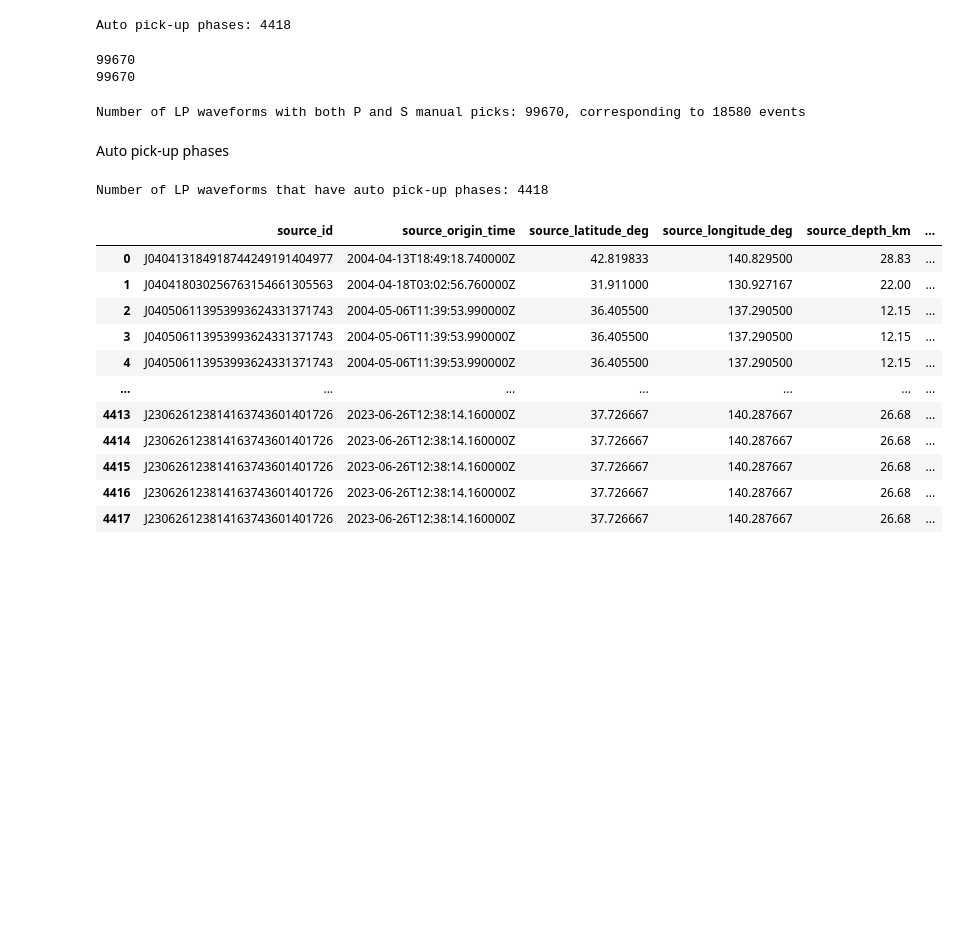
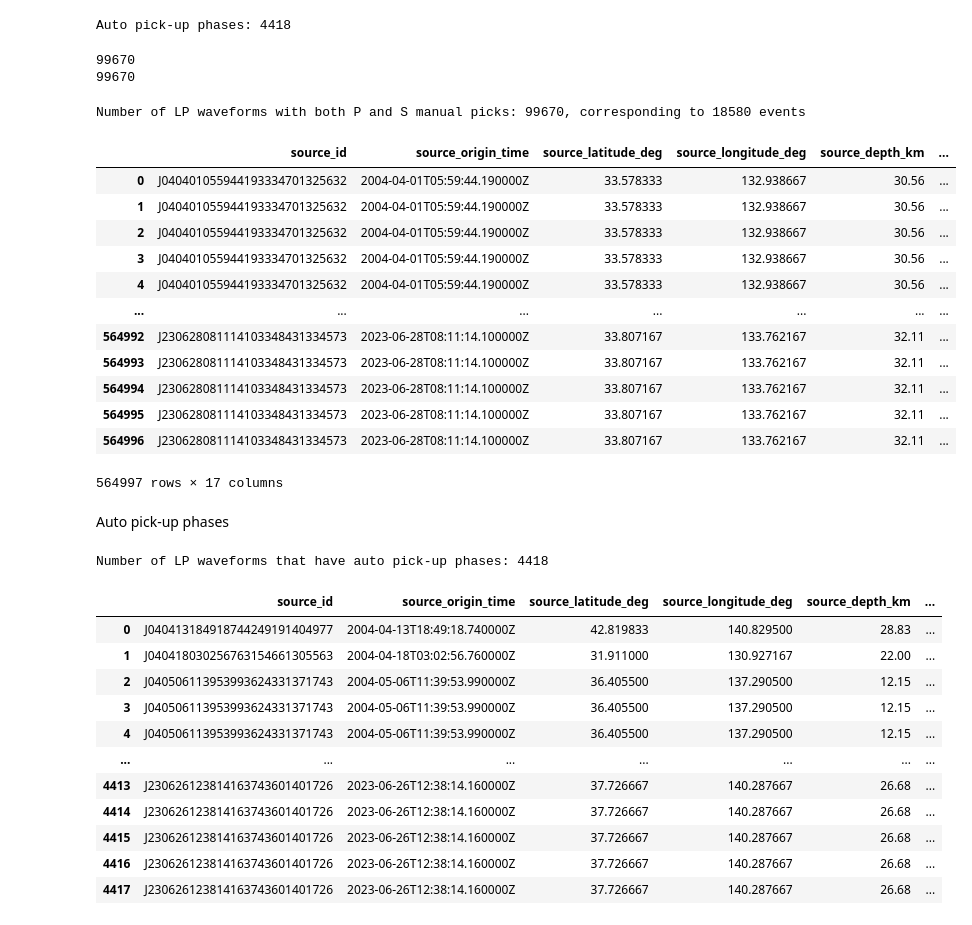
Before and after one commit to zhong-yy/volpick, a Jupyter notebook: data_proc/japan.ipynb, the cells around one changed output. Drawn from its saved outputs; the diff is of its cells as text; code cells hidden in the pictures; blank space fills up the shorter version.

```diff
--- a/data_proc/japan.ipynb
+++ b/data_proc/japan.ipynb
@@ -139,0 +243,21 @@ lp_with_P_and_S.to_csv("/mnt/DATA2/YiyuanZhong/my_data/Japan/japan_LP_with_PS.cs
+# %%
+lp_with_S.reset_index(inplace=True, drop=True)
+lp_with_S.to_csv(
+    "/mnt/DATA2/YiyuanZhong/my_data/Japan/japan_LP_with_S.csv", index=False
+)
+# %%
+lp_with_S
+# %% [output]
+|  | source_id | source_origin_time | source_latitude_deg | source_longitude_deg | source_depth_km | ... |
+| 0 | J040401055944193334701325632 | 2004-04-01T05:59:44.190000Z | 33.578333 | 132.938667 | 30.56 | ... |
+| 1 | J040401055944193334701325632 | 2004-04-01T05:59:44.190000Z | 33.578333 | 132.938667 | 30.56 | ... |
+| 2 | J040401055944193334701325632 | 2004-04-01T05:59:44.190000Z | 33.578333 | 132.938667 | 30.56 | ... |
+| 3 | J040401055944193334701325632 | 2004-04-01T05:59:44.190000Z | 33.578333 | 132.938667 | 30.56 | ... |
+| 4 | J040401055944193334701325632 | 2004-04-01T05:59:44.190000Z | 33.578333 | 132.938667 | 30.56 | ... |
+| ... | ... | ... | ... | ... | ... | ... |
+| 564992 | J230628081114103348431334573 | 2023-06-28T08:11:14.100000Z | 33.807167 | 133.762167 | 32.11 | ... |
+| 564993 | J230628081114103348431334573 | 2023-06-28T08:11:14.100000Z | 33.807167 | 133.762167 | 32.11 | ... |
+| 564994 | J230628081114103348431334573 | 2023-06-28T08:11:14.100000Z | 33.807167 | 133.762167 | 32.11 | ... |
+| 564995 | J230628081114103348431334573 | 2023-06-28T08:11:14.100000Z | 33.807167 | 133.762167 | 32.11 | ... |
+| 564996 | J230628081114103348431334573 | 2023-06-28T08:11:14.100000Z | 33.807167 | 133.762167 | 32.11 | ... |
+564997 rows × 17 columns
```
Also changed, not shown: parts of 59 cells of this notebook, 38 other files.
